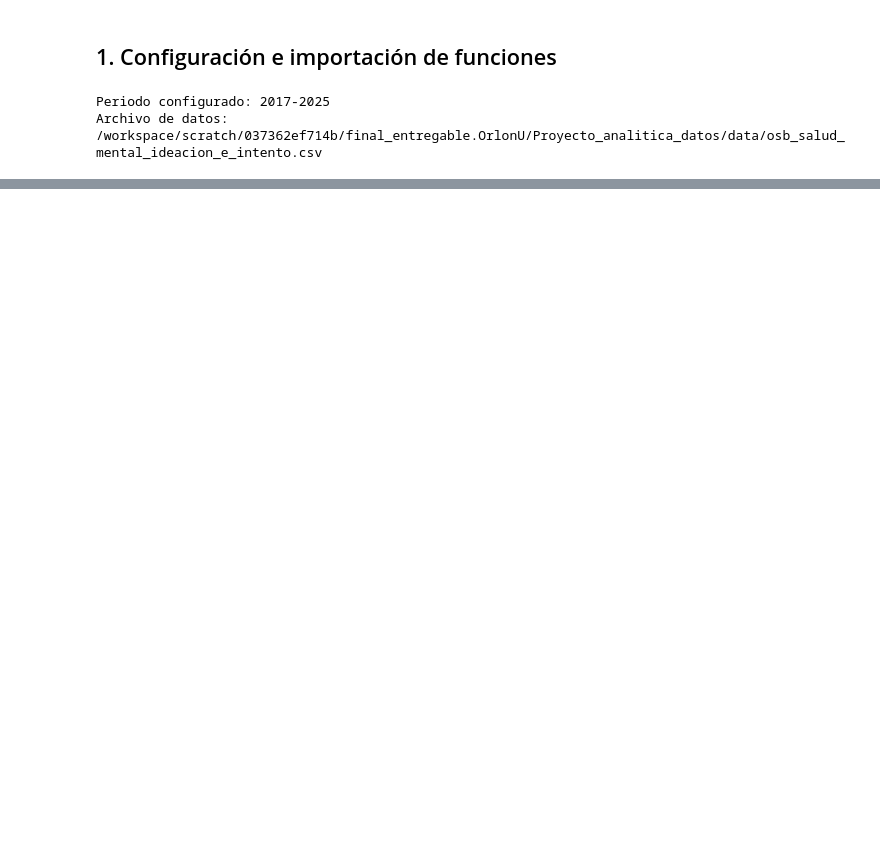
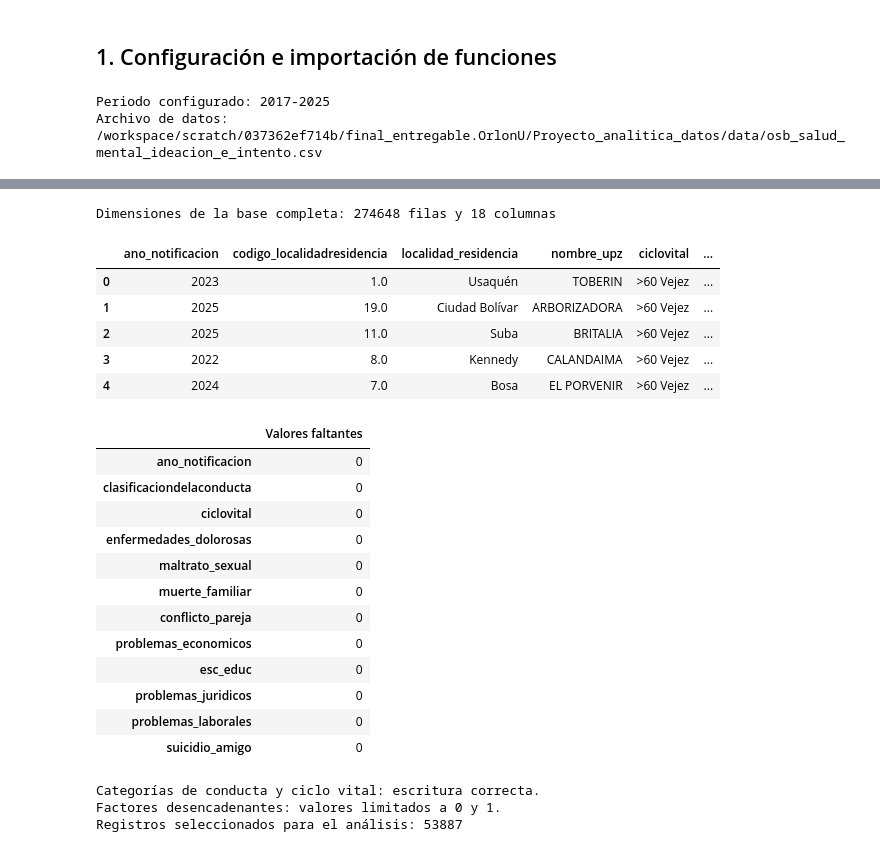
Before and after one commit to Pyate40/proyecto_analitica_datos, a Jupyter notebook: notebooks/analisis_factores_ideacion_suicida.ipynb, the cells around one changed output, grey strips where cells are left out. Saved outputs shown, nothing was run; the diff lists cells and outputs as text; code cells hidden in the pictures; blank space fills up the shorter version.

```diff
--- a/notebooks/analisis_factores_ideacion_suicida.ipynb
+++ b/notebooks/analisis_factores_ideacion_suicida.ipynb
@@ -179,0 +48,44 @@ if resultado_cochran.loc[0, "p-valor"] < 0.05:
+# %%
+# Se carga la base completa, con todas sus columnas.
+datos = cargar_datos(RUTA_DATOS)
+
+print(f"Dimensiones de la base completa: {datos.shape[0]} filas y {datos.shape[1]} columnas")
+display(datos.head(5))
+
+# Después de observar la fuente, se conservan solo las doce columnas necesarias.
+datos_seleccionados = seleccionar_columnas(datos)
+
+# Se revisan nulos, categorías de filtro y valores binarios antes de filtrar.
+reporte_calidad = validar_datos(datos_seleccionados)
+display(reporte_calidad)
+print("Categorías de conducta y ciclo vital: escritura correcta.")
+print("Factores desencadenantes: valores limitados a 0 y 1.")
+
+# Finalmente se seleccionan la conducta, el ciclo vital y el periodo definidos.
+datos_estudio = filtrar_poblacion(datos_seleccionados, ANO_INICIAL, ANO_FINAL)
+
+print(f"Registros seleccionados para el análisis: {len(datos_estudio)}")
+# %% [output]
+Dimensiones de la base completa: 274648 filas y 18 columnas
+|  | ano_notificacion | codigo_localidadresidencia | localidad_residencia | nombre_upz | ciclovital | ... |
+| 0 | 2023 | 1.0 | Usaquén | TOBERIN | >60 Vejez | ... |
+| 1 | 2025 | 19.0 | Ciudad Bolívar | ARBORIZADORA | >60 Vejez | ... |
+| 2 | 2025 | 11.0 | Suba | BRITALIA | >60 Vejez | ... |
+| 3 | 2022 | 8.0 | Kennedy | CALANDAIMA | >60 Vejez | ... |
+| 4 | 2024 | 7.0 | Bosa | EL PORVENIR | >60 Vejez | ... |
+|  | Valores faltantes |
+| ano_notificacion | 0 |
+| clasificaciondelaconducta | 0 |
+| ciclovital | 0 |
+| enfermedades_dolorosas | 0 |
+| maltrato_sexual | 0 |
+| muerte_familiar | 0 |
+| conflicto_pareja | 0 |
+| problemas_economicos | 0 |
+| esc_educ | 0 |
+| problemas_juridicos | 0 |
+| problemas_laborales | 0 |
+| suicidio_amigo | 0 |
+Categorías de conducta y ciclo vital: escritura correcta.
+Factores desencadenantes: valores limitados a 0 y 1.
+Registros seleccionados para el análisis: 53887
```
Also changed, not shown: parts of 28 cells of this notebook.
